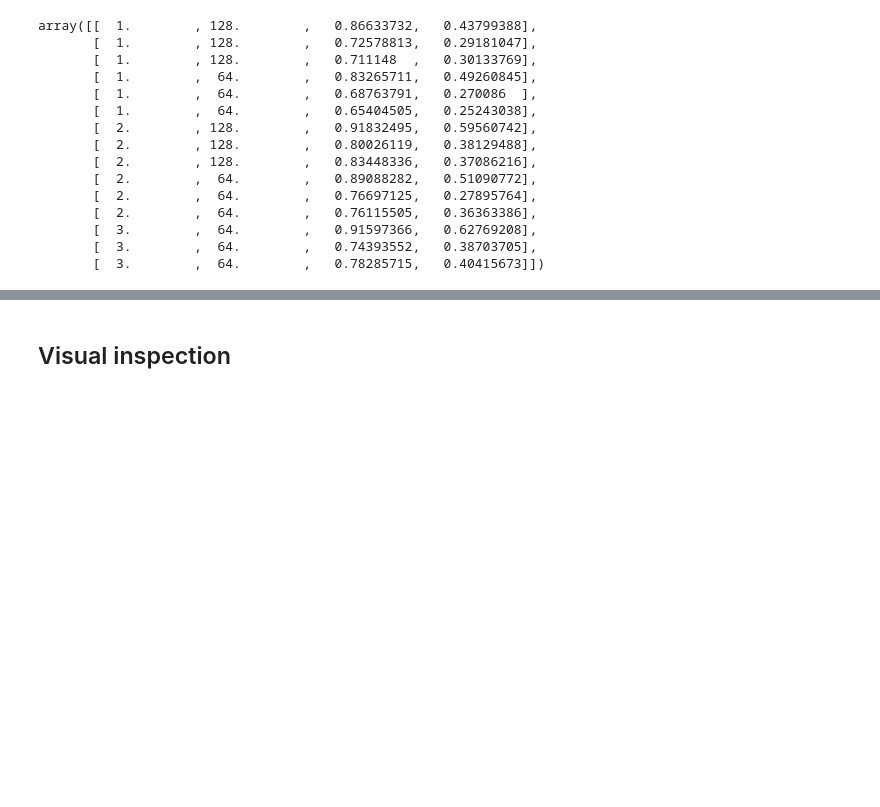
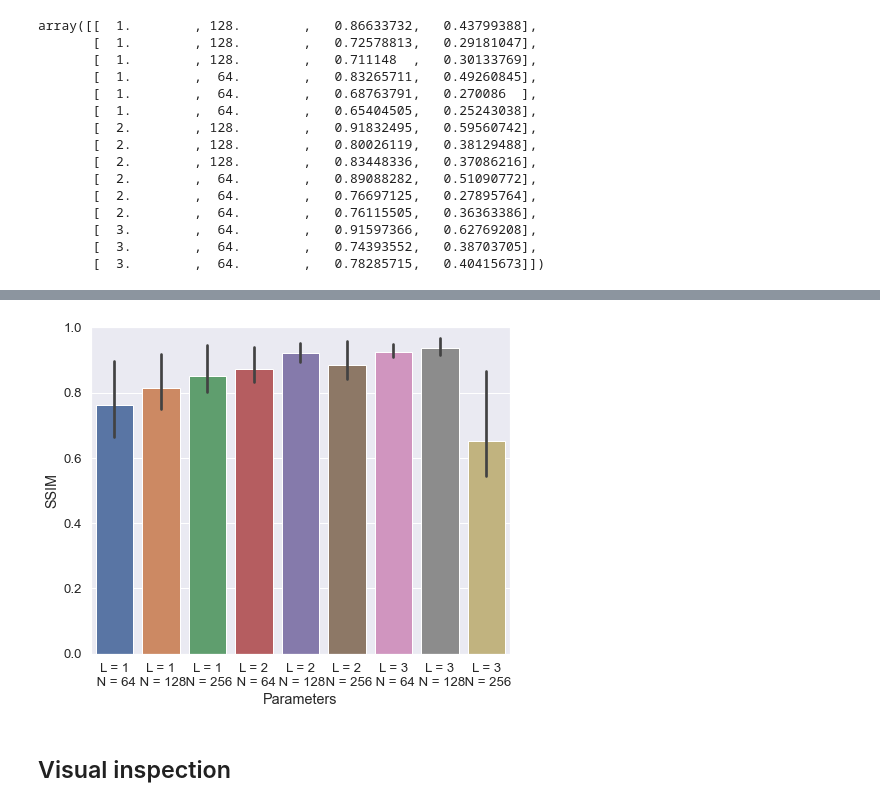
Before and after one commit to ankilab/MasterThesis_OfSpinesAndDendrites, a Jupyter notebook: Thesis_Experiments/SIREN_Plane_Motion_Interpolation.ipynb, the cells around one changed output, grey strips where cells are left out. Saved outputs shown, nothing was run; the diff lists cells and outputs as text; code cells hidden in the pictures; blank space fills up the shorter version.

```diff
--- a/Thesis_Experiments/SIREN_Plane_Motion_Interpolation.ipynb
+++ b/Thesis_Experiments/SIREN_Plane_Motion_Interpolation.ipynb
@@ -203,3 +291,12 @@ plt.savefig('siren_hyp.pdf', bbox_inches='tight')
+# %%
+with paperStyle(12):
+    sns.set(font_scale=1.2,rc={'figure.figsize':(7.5,6)})
+    ax = sns.barplot(x="Parameters", y="SSIM",  data=dx)
+    ax.set_ylim(0,1)
+plt.savefig('siren_hyp_z5.svg', bbox_inches='tight')
+plt.savefig('siren_hyp_z5.pdf', bbox_inches='tight')
+# %% [output]
+[figure, added]
 # %% [markdown]
 ## Visual inspection
 # %%
```
Also changed, not shown: parts of 28 cells of this notebook, 4 other files.
